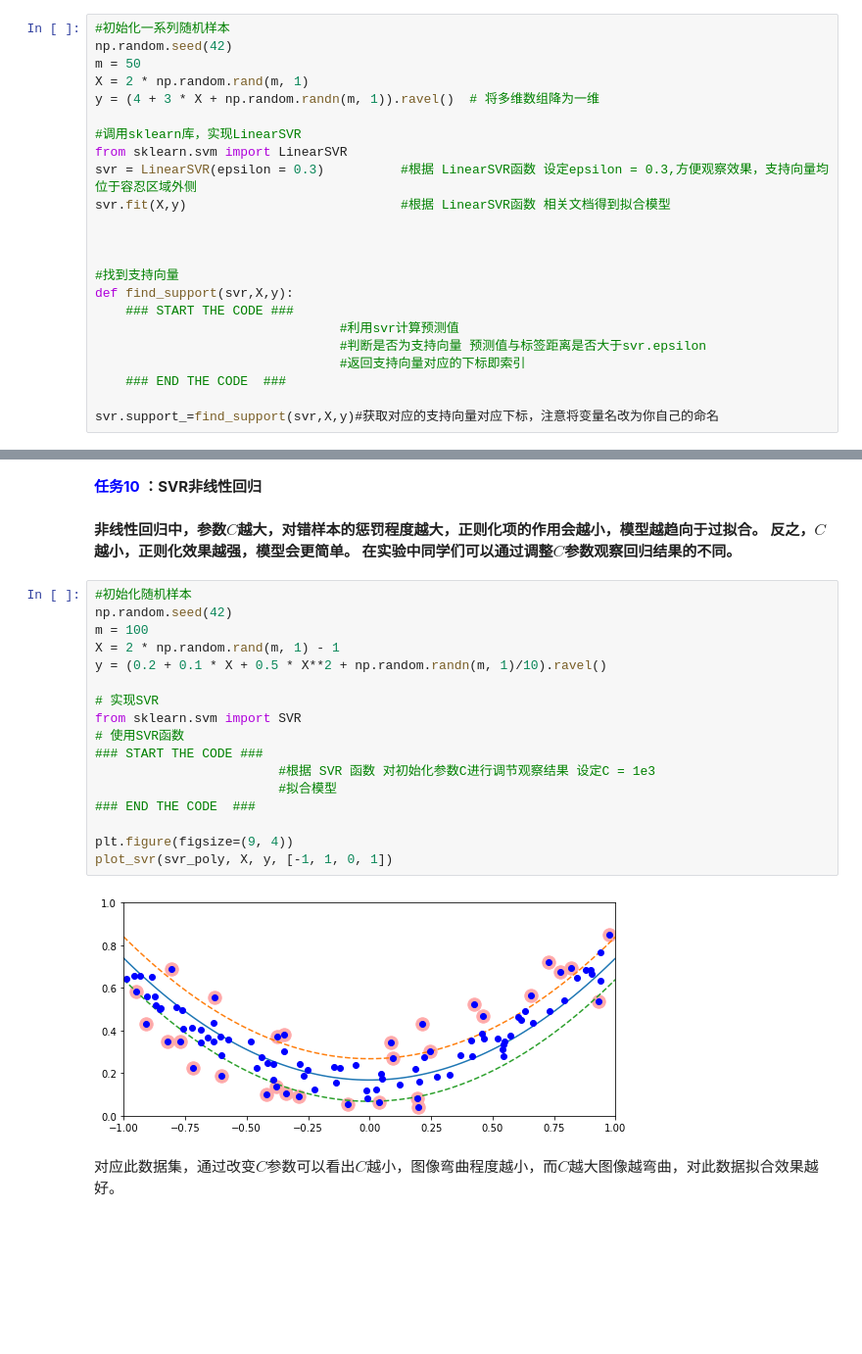
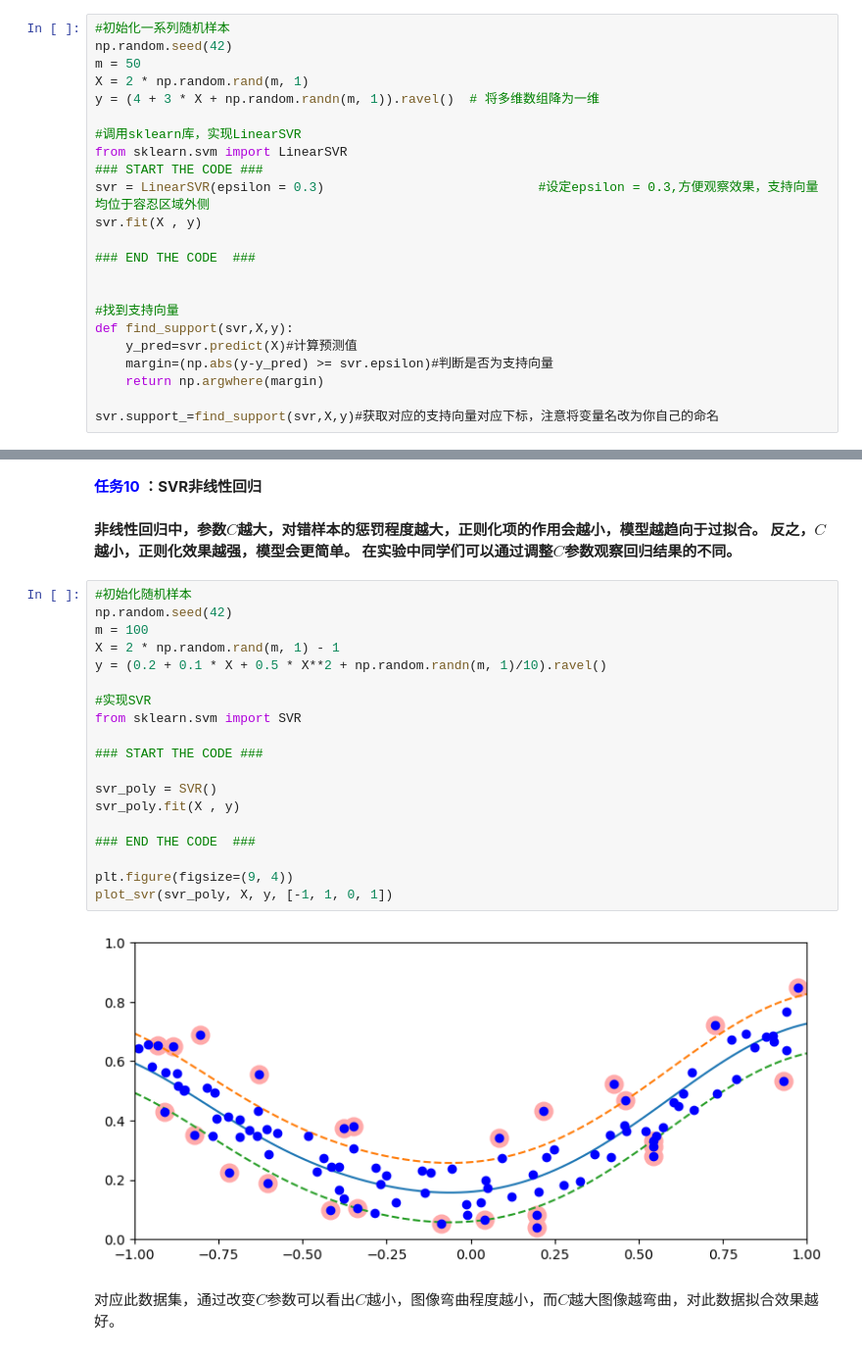
Before and after one commit to JIANG-Wu-19/myNote, a Jupyter notebook: machineLearning/homework/HW5_SVM/SVM.ipynb, the cells around one changed output, grey strips where cells are left out. Shown at 98% size. Saved outputs shown, nothing was run; the diff lists cells and outputs as text; blank space fills up the shorter version.

```diff
--- a/machineLearning/homework/HW5_SVM/SVM.ipynb
+++ b/machineLearning/homework/HW5_SVM/SVM.ipynb
@@ -914,18 +932,18 @@ y = (4 + 3 * X + np.random.randn(m, 1)).ravel()  # 将多维数组降为一维
 
 #调用sklearn库，实现LinearSVR
 from sklearn.svm import LinearSVR
-svr = LinearSVR(epsilon = 0.3)          #根据 LinearSVR函数 设定epsilon = 0.3,方便观察效果，支持向量均位于容忍区域外侧
-svr.fit(X,y)                            #根据 LinearSVR函数 相关文档得到拟合模型
+### START THE CODE ###
+svr = LinearSVR(epsilon = 0.3)                            #设定epsilon = 0.3,方便观察效果，支持向量均位于容忍区域外侧
+svr.fit(X , y)
 
+### END THE CODE  ###
 
 
 #找到支持向量
 def find_support(svr,X,y):
-    ### START THE CODE ###
-                                #利用svr计算预测值
-                                #判断是否为支持向量 预测值与标签距离是否大于svr.epsilon
-                                #返回支持向量对应的下标即索引
-    ### END THE CODE  ###
+    y_pred=svr.predict(X)#计算预测值
+    margin=(np.abs(y-y_pred) >= svr.epsilon)#判断是否为支持向量
+    return np.argwhere(margin)
 
 svr.support_=find_support(svr,X,y)#获取对应的支持向量对应下标，注意将变量名改为你自己的命名
 # %% [markdown]
@@ -955,21 +973,23 @@ plot_svr(svr, X, y, [0, 2, 3, 11]) #注意第一个参数改为自己的命名
 # %%
 #初始化随机样本
 np.random.seed(42)
 m = 100
 X = 2 * np.random.rand(m, 1) - 1
 y = (0.2 + 0.1 * X + 0.5 * X**2 + np.random.randn(m, 1)/10).ravel()
 
-# 实现SVR
+#实现SVR
 from sklearn.svm import SVR
-# 使用SVR函数
+
 ### START THE CODE ###
-                        #根据 SVR 函数 对初始化参数C进行调节观察结果 设定C = 1e3
-                        #拟合模型
+
+svr_poly = SVR()
+svr_poly.fit(X , y)
+
 ### END THE CODE  ###
 
 plt.figure(figsize=(9, 4))
 plot_svr(svr_poly, X, y, [-1, 1, 0, 1])
 # %% [output]
-[figure, old version]
+[figure, new version]
 # %% [markdown]
 对应此数据集，通过改变$C$参数可以看出$C$越小，图像弯曲程度越小，而$C$越大图像越弯曲，对此数据拟合效果越好。
```
Also changed, not shown: parts of 11 cells of this notebook, 1 other file.
